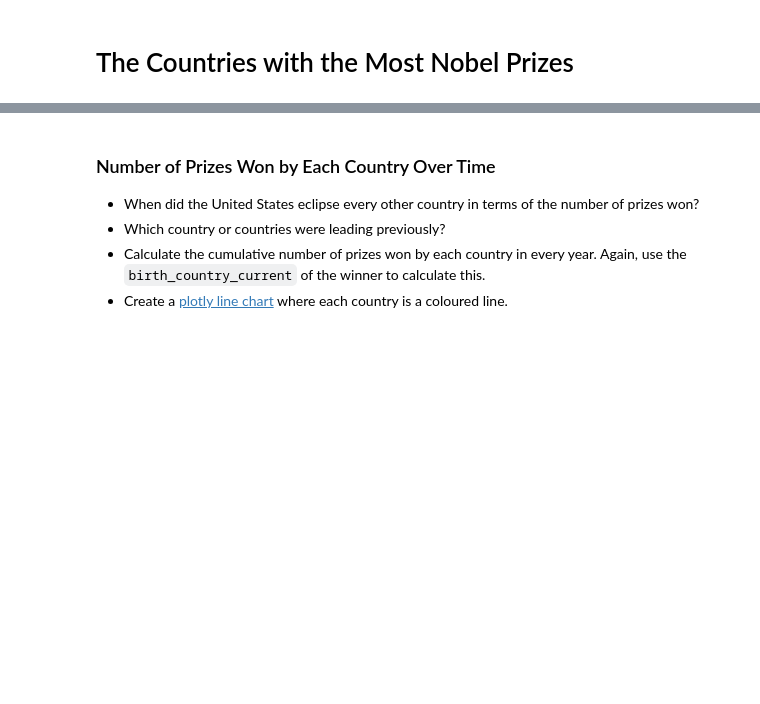
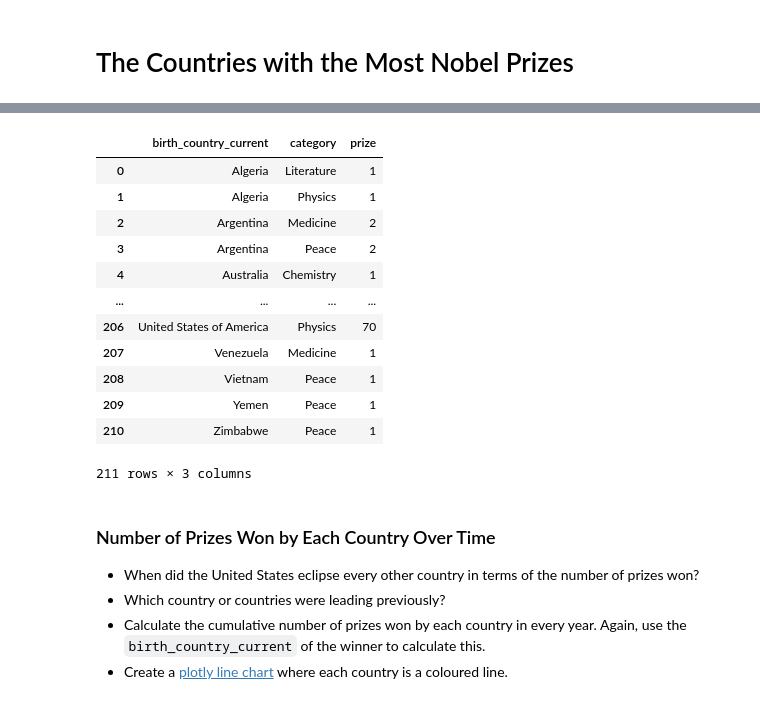
Before and after one commit to Taky0nDon/day79, a Jupyter notebook: Nobel_Prize_Analysis_(start).ipynb, the cells around one changed output, grey strips where cells are left out. Cells and saved outputs as stored; diff of their text form; code cells hidden in the pictures; blank space fills up the shorter version.

```diff
--- a/Nobel_Prize_Analysis_(start).ipynb
+++ b/Nobel_Prize_Analysis_(start).ipynb
@@ -488,6 +573,24 @@ The hard part is preparing the data for this chart!
 *Hint*: Take a two-step approach. The first step is grouping the data by country and category. Then you can create a DataFrame that looks something like this:
 
 <img src=https://i.imgur.com/VKjzKa1.png width=450>
+# %%
+country_prize_cat = df_data.groupby(by=['birth_country_current', 'category'], as_index=False).agg({'prize': pd.Series.count})
+# %%
+country_prize_cat
+# %% [output]
+|  | birth_country_current | category | prize |
+| 0 | Algeria | Literature | 1 |
+| 1 | Algeria | Physics | 1 |
+| 2 | Argentina | Medicine | 2 |
+| 3 | Argentina | Peace | 2 |
+| 4 | Australia | Chemistry | 1 |
+| ... | ... | ... | ... |
+| 206 | United States of America | Physics | 70 |
+| 207 | Venezuela | Medicine | 1 |
+| 208 | Vietnam | Peace | 1 |
+| 209 | Yemen | Peace | 1 |
+| 210 | Zimbabwe | Peace | 1 |
+211 rows × 3 columns
 # %% [markdown]
 ### Number of Prizes Won by Each Country Over Time
 
```
Also changed, not shown: parts of 10 cells of this notebook, 1 other file.
